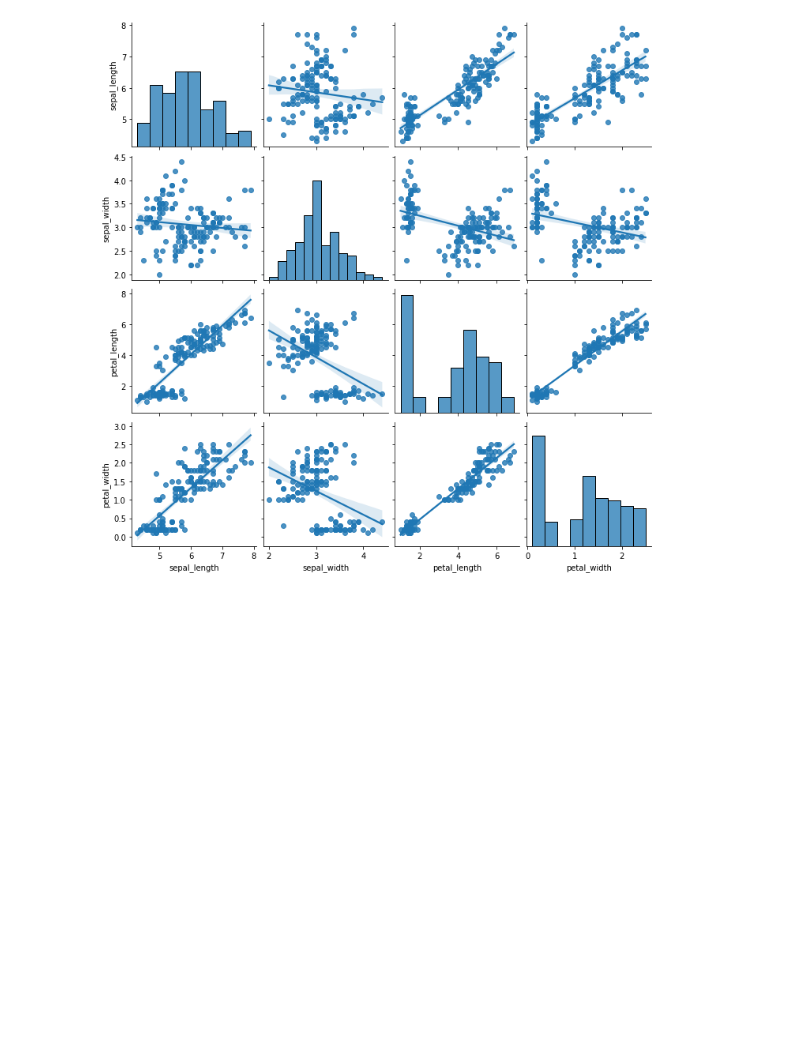
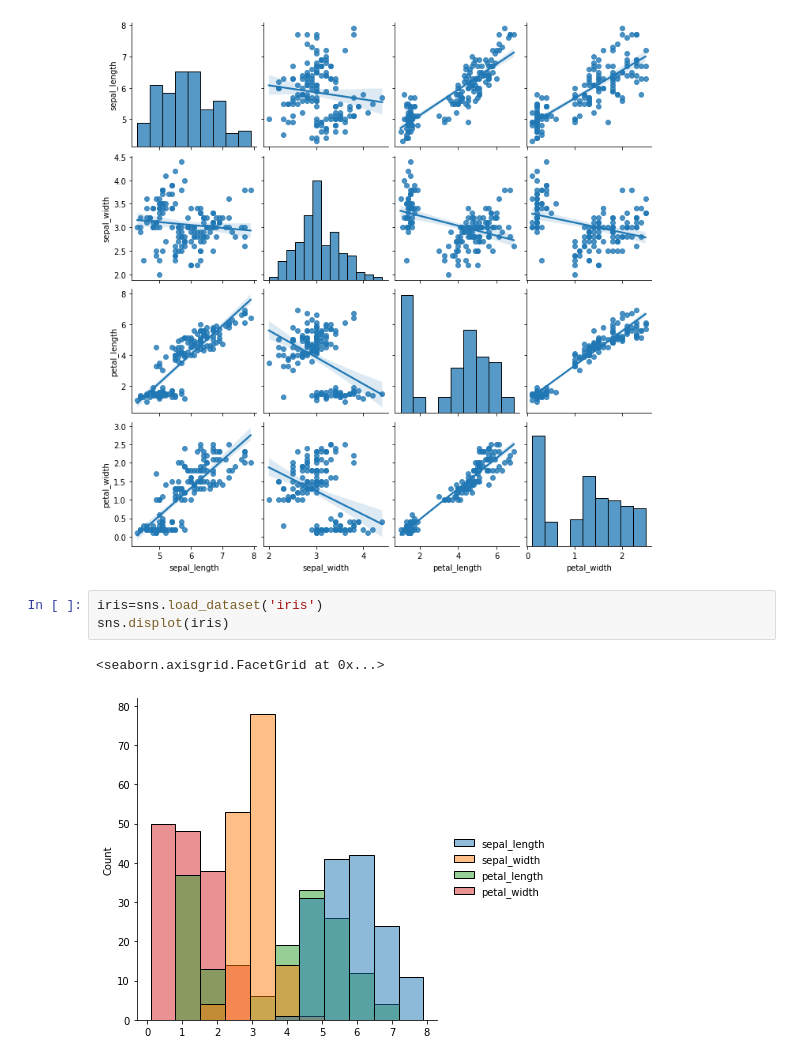
Before and after one commit to Athira612/DS-LAB, a Jupyter notebook: cycle3/CYCLE3.ipynb, the cells around one changed output. Cells and saved outputs as stored; diff of their text form; blank space fills up the shorter version.

```diff
--- a/cycle3/CYCLE3.ipynb
+++ b/cycle3/CYCLE3.ipynb
@@ -85,3 +85,9 @@ sns.pairplot(iris,kind="reg")
 # %% [output]
 <seaborn.axisgrid.PairGrid at 0x...>
 [figure]
+# %%
+iris=sns.load_dataset('iris')
+sns.displot(iris)
+# %% [output]
+<seaborn.axisgrid.FacetGrid at 0x...>
+[figure, added]
```
Also changed, not shown: parts of 4 cells of this notebook.
